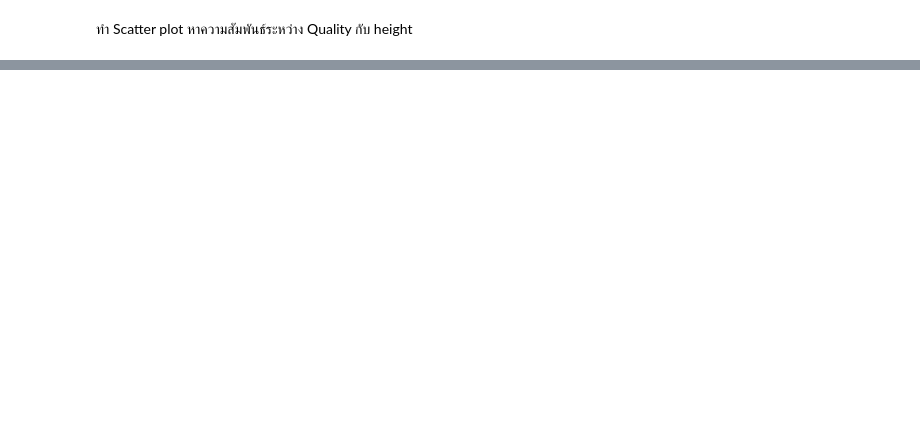
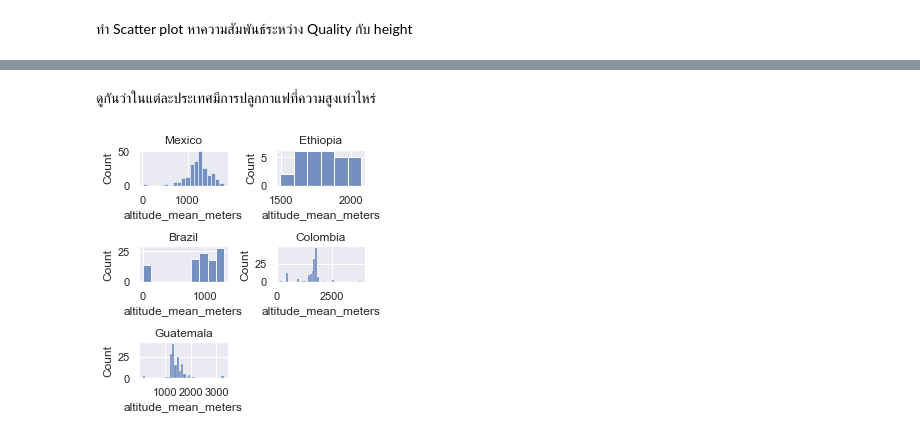
Before and after one commit to arrrin/coffee-analysis, a Jupyter notebook: Basic.ipynb, the cells around one changed output, grey strips where cells are left out. Drawn from its saved outputs; the diff is of its cells as text; code cells hidden in the pictures; blank space fills up the shorter version.

```diff
--- a/Basic.ipynb
+++ b/Basic.ipynb
@@ -167,0 +188,25 @@ except ValueError:
+# %% [markdown]
+ดูกันว่าในแต่ละประเทศมีการปลูกกาแฟที่ความสูงเท่าไหร่
+# %%
+h1 = plt.subplot(3,2,1);
+plt.title("Mexico")
+plt.tight_layout()
+sns.histplot(df.loc[df['Country.of.Origin'] == 'Mexico']['altitude_mean_meters'])
+h2 = plt.subplot(3,2,2);
+plt.title("Ethiopia")
+plt.tight_layout()
+sns.histplot(df.loc[df['Country.of.Origin'] == 'Ethiopia']['altitude_mean_meters']);
+h3 = plt.subplot(3,2,3);
+plt.title("Brazil")
+plt.tight_layout()
+sns.histplot(df.loc[df['Country.of.Origin'] == 'Brazil']['altitude_mean_meters']);
+h4 = plt.subplot(3,2,4);
+plt.title("Colombia")
+plt.tight_layout()
+sns.histplot(df.loc[df['Country.of.Origin'] == 'Colombia']['altitude_mean_meters']);
+h5 = plt.subplot(3,2,5);
+plt.title("Guatemala")
+plt.tight_layout()
+sns.histplot(df.loc[df['Country.of.Origin'] == 'Guatemala']['altitude_mean_meters']);
+# %% [output]
+[figure, added]
```
Also changed, not shown: parts of 20 cells of this notebook.
